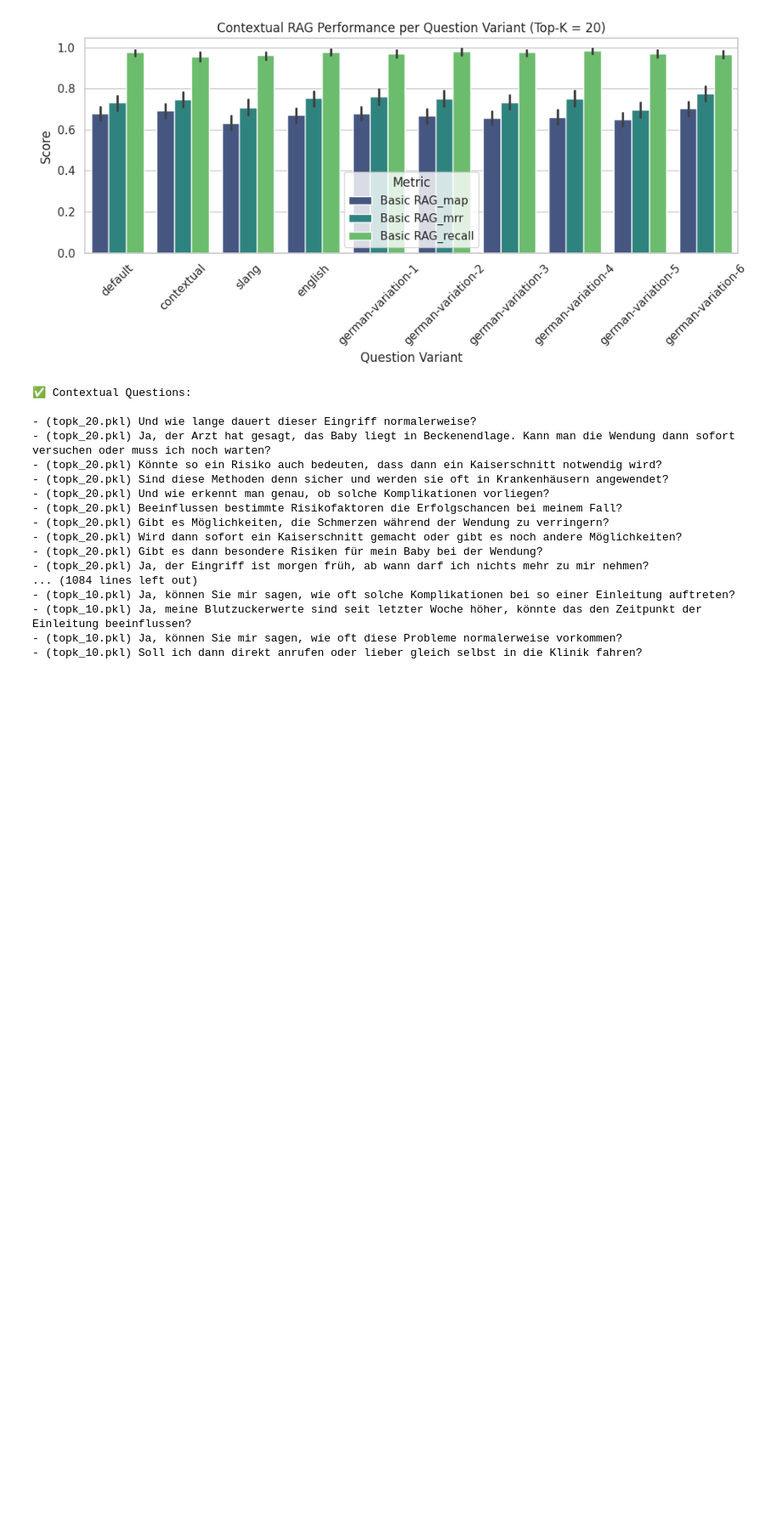
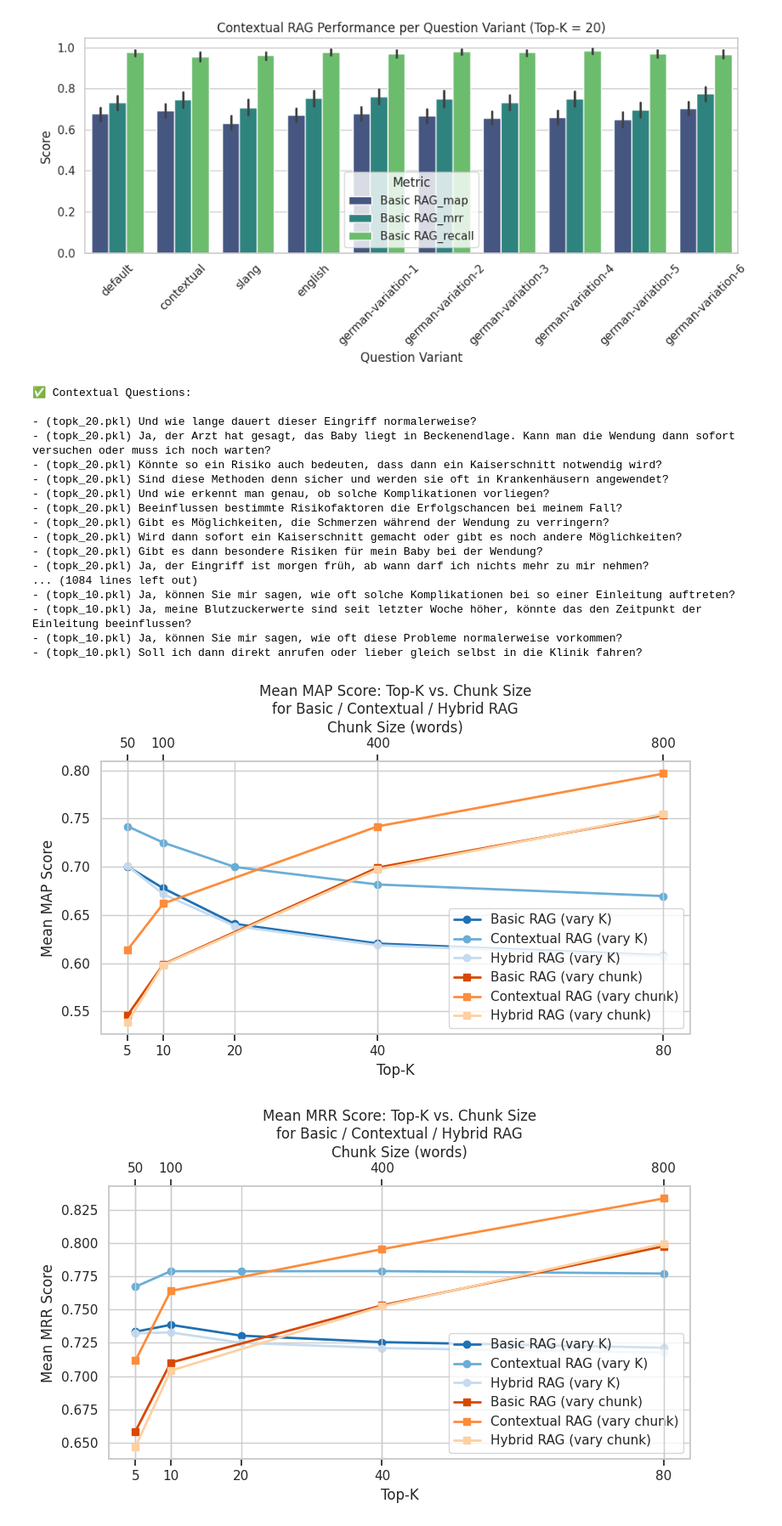
Before and after one commit to lukaskaibel/rag-medical-consultation, a Jupyter notebook: 7_analysis.ipynb, the cells around one changed output. Shown at 85% size. Saved outputs shown, nothing was run; the diff lists cells and outputs as text; code cells hidden in the pictures; blank space fills up the shorter version.

```diff
--- a/7_analysis.ipynb
+++ b/7_analysis.ipynb
@@ -331,3 +326,74 @@ else:
 - (topk_10.pkl) Ja, meine Blutzuckerwerte sind seit letzter Woche höher, könnte das den Zeitpunkt der Einleitung beeinflussen?
 - (topk_10.pkl) Ja, können Sie mir sagen, wie oft diese Probleme normalerweise vorkommen?
 - (topk_10.pkl) Soll ich dann direkt anrufen oder lieber gleich selbst in die Klinik fahren?
+# %%
+import matplotlib.pyplot as plt
+import seaborn as sns
+import pandas as pd
+
+# ─── CONFIG ────────────────────────────────────────────────────────────────────
+METRICS   = ["map", "mrr", "recall"]
+rag_types = ["Basic RAG", "Contextual RAG", "Hybrid RAG"]
+# ─── PREP ──────────────────────────────────────────────────────────────────────
+
+df = (
+    results
+    .query("rag_type in @rag_types")
+    .loc[lambda d: d.splitting.str.startswith("word_")]
+    .copy()
+)
+df["chunk_size"] = df["splitting"].str.extract(r"word_(\d+)_")[0].astype(int)
+df["xpos"]       = df["chunk_size"] / 10
+
+topk_palette  = sns.color_palette("Blues",   n_colors=3)[::-1]
+chunk_palette = sns.color_palette("Oranges", n_colors=3)[::-1]
+topk_colors   = dict(zip(rag_types, topk_palette))
+chunk_colors  = dict(zip(rag_types, chunk_palette))
+
+# ─── PLOTTING ───────────────────────────────────────────────────────────────────
+for metr in METRICS:
+    fig, ax1 = plt.subplots(figsize=(8, 5))
+
+    # Bottom axis: vary Top-K (solid ●)
+    for rt in rag_types:
+        sub = df[(df.metric == metr) & (df.rag_type == rt)]
+        agg = sub.groupby("topk")["score"].mean().reset_index()
+        ax1.plot(
+            agg["topk"], agg["score"],
+            marker="o",
+            color=topk_colors[rt],
+            linewidth=2,
+            label=f"{rt} (vary K)"
+        )
+    ax1.set_xlabel("Top-K")
+    ax1.set_ylabel(f"Mean {metr.upper()} Score")
+    ax1.set_xticks(sorted(df["topk"].unique()))
+
+    # Top axis: vary chunk size (solid ■)
+    ax2 = ax1.twiny()
+    for rt in rag_types:
+        sub = df[(df.metric == metr) & (df.rag_type == rt)]
+        agg = sub.groupby("xpos")["score"].mean().reset_index()
+        ax2.plot(
+            agg["xpos"], agg["score"],
+            marker="s",
+            color=chunk_colors[rt],
+            linewidth=2,
+            label=f"{rt} (vary chunk)"
+        )
+    ax2.set_xlabel("Chunk Size (words)")
+    xpos = sorted(df["xpos"].unique())
+    ax2.set_xticks(xpos)
+    ax2.set_xticklabels((pd.Series(xpos) * 10).astype(int).tolist())
+
+    # Combined legend
+    h1, l1 = ax1.get_legend_handles_labels()
+    h2, l2 = ax2.get_legend_handles_labels()
+    ax1.legend(h1 + h2, l1 + l2, loc="lower right")
+
+    plt.title(f"Mean {metr.upper()} Score: Top-K vs. Chunk Size\nfor Basic / Contextual / Hybrid RAG")
+    plt.tight_layout()
+    plt.show()
+# %% [output]
+[figure, added]
+[figure, added]
```
Also changed, not shown: parts of 6 cells of this notebook, 34 other files.
